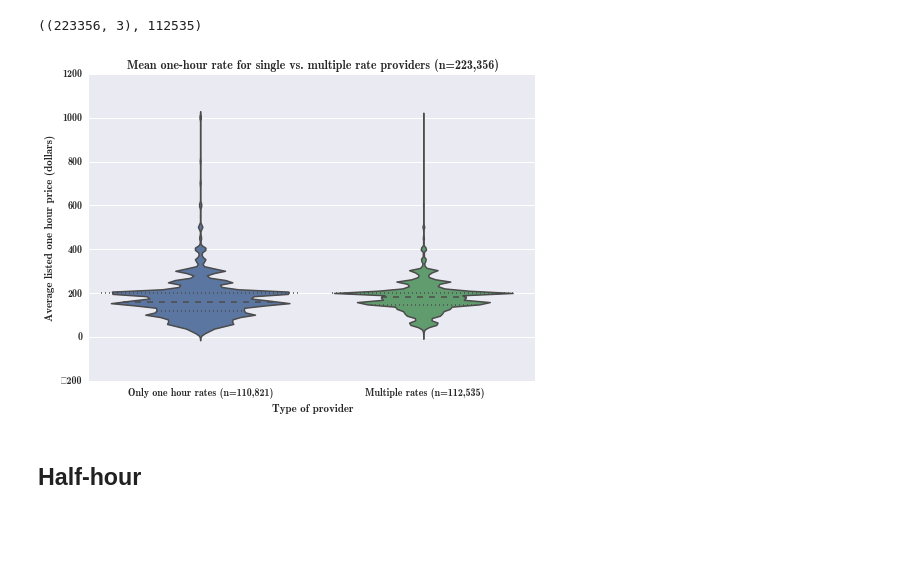
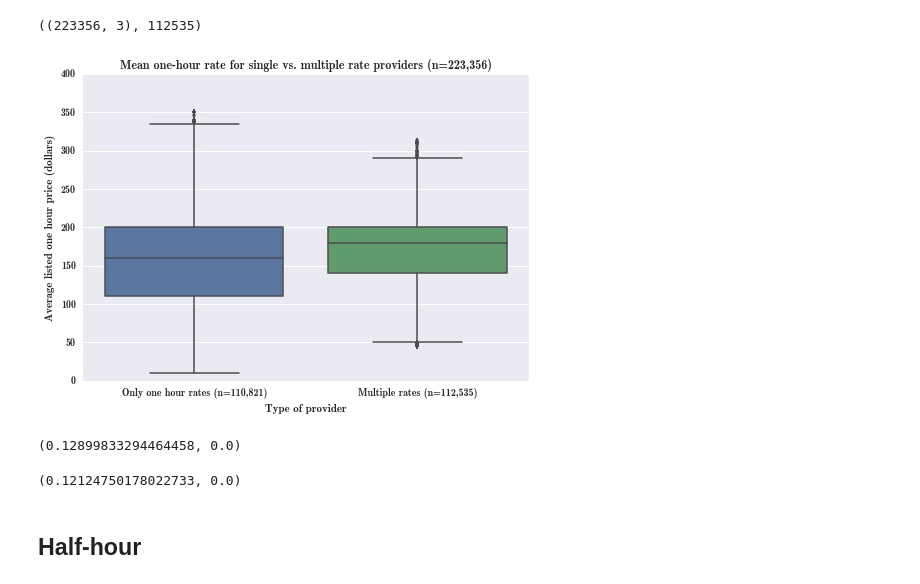
Before and after one commit to giantoak/memex-diagnostics, a Jupyter notebook: notebooks/Price per hour diagnostics.ipynb, the cells around one changed output. Saved outputs shown, nothing was run; the diff lists cells and outputs as text; code cells hidden in the pictures; blank space fills up the shorter version.

```diff
--- a/notebooks/Price per hour diagnostics.ipynb
+++ b/notebooks/Price per hour diagnostics.ipynb
@@ -96,16 +97,32 @@ What is the breakdown of prices for clusters with only one hour prices vs those
 price_has_hour.shape, (~price_has_hour.one_hour).sum()
 # %% [output]
 ((223356, 3), 112535)
+# %%
+# Cut off outliers
+price_has_hour.dropna(axis=0, subset=['price'], inplace=True)
+# %%
+def reject_outliers(data, m=2):
+    return data[abs(data - np.mean(data)) < m * np.std(data)]
 # %%
-g = seaborn.violinplot([price_has_hour[price_has_hour.one_hour].price.dropna(),
-                   price_has_hour[~price_has_hour.one_hour].price.dropna()],
+g = seaborn.boxplot([reject_outliers(price_has_hour[price_has_hour.one_hour].price),
+                   reject_outliers(price_has_hour[~price_has_hour.one_hour].price)],
                        names=['Only one hour rates (n=110,821)', 'Multiple rates (n=112,535)']
                    )
 seaborn.axlabel('Type of provider', 'Average listed one hour price (dollars)')
 plt.title('Mean one-hour rate for single vs. multiple rate providers (n=223,356)')
 plt.savefig(os.path.join(plot_dir, 'one_hour_single_vs_multiple.png'))
 # %% [output]
-[figure, old version]
+[figure, new version]
+# %%
+ks_2samp(reject_outliers(price_has_hour[price_has_hour.one_hour].price),
+                   reject_outliers(price_has_hour[~price_has_hour.one_hour].price.dropna()))
+# %% [output]
+(0.12899833294464458, 0.0)
+# %%
+ks_2samp(price_has_hour[price_has_hour.one_hour].price.dropna(),
+                   price_has_hour[~price_has_hour.one_hour].price.dropna())
+# %% [output]
+(0.12124750178022733, 0.0)
 # %% [markdown]
 ## Half-hour
 # %%
```
Also changed, not shown: parts of 5 cells of this notebook, 2 other files.
